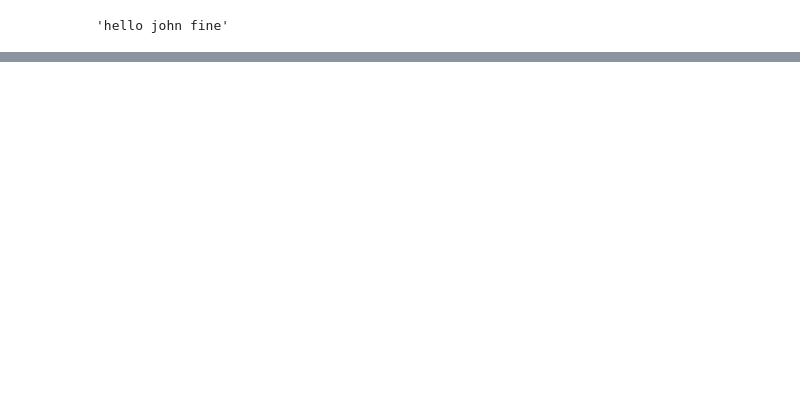
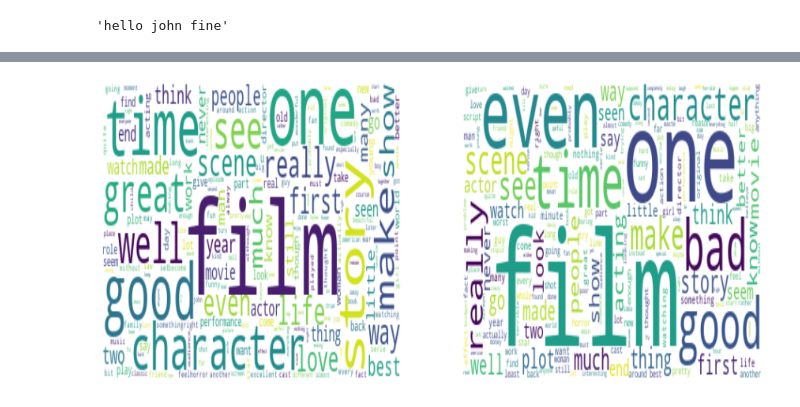
Before and after one commit to coldperformer/machine-learning-projects, a Jupyter notebook: 03 Sentiment Analysis on Movie Reviews/notebook.ipynb, the cells around one changed output, grey strips where cells are left out. Saved outputs shown, nothing was run; the diff lists cells and outputs as text; code cells hidden in the pictures; blank space fills up the shorter version.

```diff
--- a/03 Sentiment Analysis on Movie Reviews/notebook.ipynb
+++ b/03 Sentiment Analysis on Movie Reviews/notebook.ipynb
@@ -238,0 +247,20 @@ data.head()
+# %%
+positive_docs = data[data['sentiment'] == 'positive']
+negative_docs = data[data['sentiment'] == 'negative']
+
+positive_doc_words = ' '.join(text for text in positive_docs['review'])
+negative_doc_words = ' '.join(text for text in negative_docs['review'])
+
+positive_word_cloud = WordCloud(collocations=False, background_color='white').generate(positive_doc_words)
+negative_words_cloud = WordCloud(collocations=False, background_color='white').generate(negative_doc_words)
+# %%
+figure = plt.figure(figsize=[15, 7])
+plt.subplot(1, 2, 1)
+plt.imshow(positive_word_cloud, interpolation='bilinear', aspect='auto')
+plt.axis("off")
+plt.subplot(1, 2, 2)
+plt.imshow(negative_words_cloud, interpolation='bilinear', aspect='auto')
+plt.axis("off")
+plt.show()
+# %% [output]
+[figure, added]
```
Also changed, not shown: parts of 32 cells of this notebook, 1 other file.
